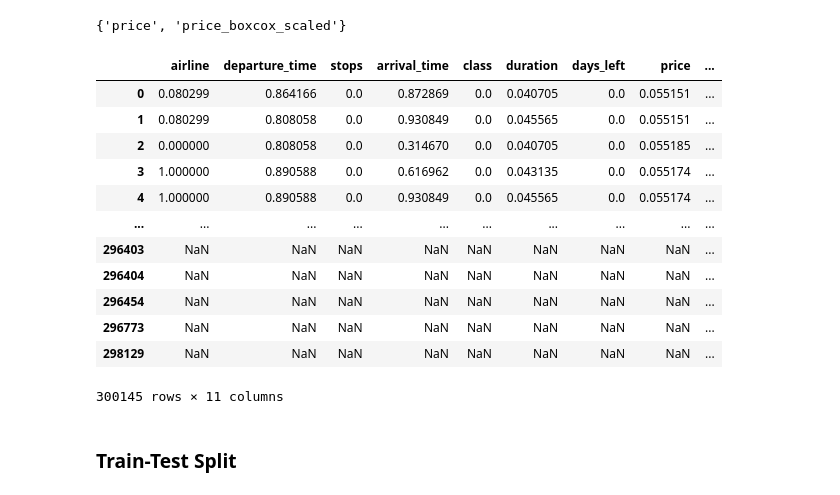
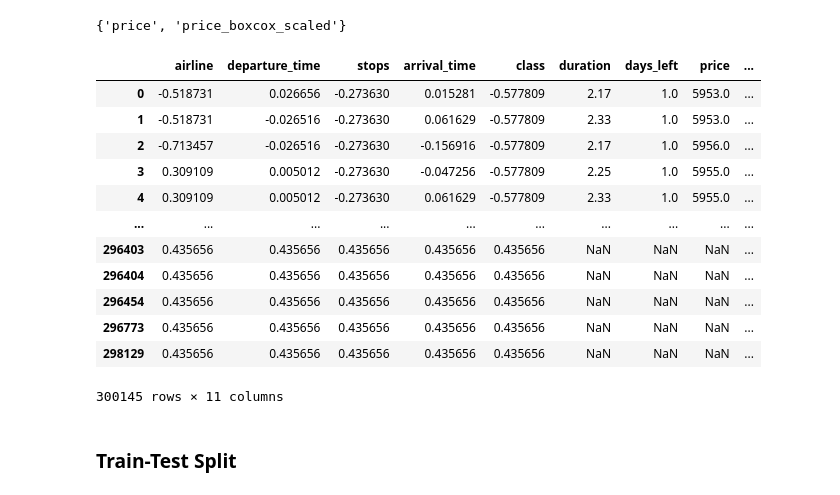
Before and after one commit to calebang/IS460, a Jupyter notebook: 01_Data Prep/01b_DF_Copy1.ipynb, the cells around one changed output. Cells and saved outputs as stored; diff of their text form; code cells hidden in the pictures.

```diff
--- a/01_Data Prep/01b_DF_Copy1.ipynb
+++ b/01_Data Prep/01b_DF_Copy1.ipynb
@@ -152,21 +153,21 @@ array([[<Axes: title={'center': 'airline'}>,
 corr_features
 # %% [output]
 {'price', 'price_boxcox_scaled'}
-# %%
-data_scaled
-# %% [output]
-|  | airline | departure_time | stops | arrival_time | class | duration | days_left | price | ... |
-| 0 | 0.080299 | 0.864166 | 0.0 | 0.872869 | 0.0 | 0.040705 | 0.0 | 0.055151 | ... |
-| 1 | 0.080299 | 0.808058 | 0.0 | 0.930849 | 0.0 | 0.045565 | 0.0 | 0.055151 | ... |
-| 2 | 0.000000 | 0.808058 | 0.0 | 0.314670 | 0.0 | 0.040705 | 0.0 | 0.055185 | ... |
-| 3 | 1.000000 | 0.890588 | 0.0 | 0.616962 | 0.0 | 0.043135 | 0.0 | 0.055174 | ... |
-| 4 | 1.000000 | 0.890588 | 0.0 | 0.930849 | 0.0 | 0.045565 | 0.0 | 0.055174 | ... |
-| ... | ... | ... | ... | ... | ... | ... | ... | ... | ... |
-| 296403 | NaN | NaN | NaN | NaN | NaN | NaN | NaN | NaN | ... |
-| 296404 | NaN | NaN | NaN | NaN | NaN | NaN | NaN | NaN | ... |
-| 296454 | NaN | NaN | NaN | NaN | NaN | NaN | NaN | NaN | ... |
-| 296773 | NaN | NaN | NaN | NaN | NaN | NaN | NaN | NaN | ... |
-| 298129 | NaN | NaN | NaN | NaN | NaN | NaN | NaN | NaN | ... |
-300145 rows × 11 columns
+# %%
+df1
+# %% [output]
+|  | airline | departure_time | stops | arrival_time | class | duration | days_left | price | ... |
+| 0 | -0.518731 | 0.026656 | -0.273630 | 0.015281 | -0.577809 | 2.17 | 1.0 | 5953.0 | ... |
+| 1 | -0.518731 | -0.026516 | -0.273630 | 0.061629 | -0.577809 | 2.33 | 1.0 | 5953.0 | ... |
+| 2 | -0.713457 | -0.026516 | -0.273630 | -0.156916 | -0.577809 | 2.17 | 1.0 | 5956.0 | ... |
+| 3 | 0.309109 | 0.005012 | -0.273630 | -0.047256 | -0.577809 | 2.25 | 1.0 | 5955.0 | ... |
+| 4 | 0.309109 | 0.005012 | -0.273630 | 0.061629 | -0.577809 | 2.33 | 1.0 | 5955.0 | ... |
+| ... | ... | ... | ... | ... | ... | ... | ... | ... | ... |
+| 296403 | 0.435656 | 0.435656 | 0.435656 | 0.435656 | 0.435656 | NaN | NaN | NaN | ... |
+| 296404 | 0.435656 | 0.435656 | 0.435656 | 0.435656 | 0.435656 | NaN | NaN | NaN | ... |
+| 296454 | 0.435656 | 0.435656 | 0.435656 | 0.435656 | 0.435656 | NaN | NaN | NaN | ... |
+| 296773 | 0.435656 | 0.435656 | 0.435656 | 0.435656 | 0.435656 | NaN | NaN | NaN | ... |
+| 298129 | 0.435656 | 0.435656 | 0.435656 | 0.435656 | 0.435656 | NaN | NaN | NaN | ... |
+300145 rows × 11 columns
 # %% [markdown]
 ### Train-Test Split
```
Also changed, not shown: parts of 6 cells of this notebook, 1 other file.
